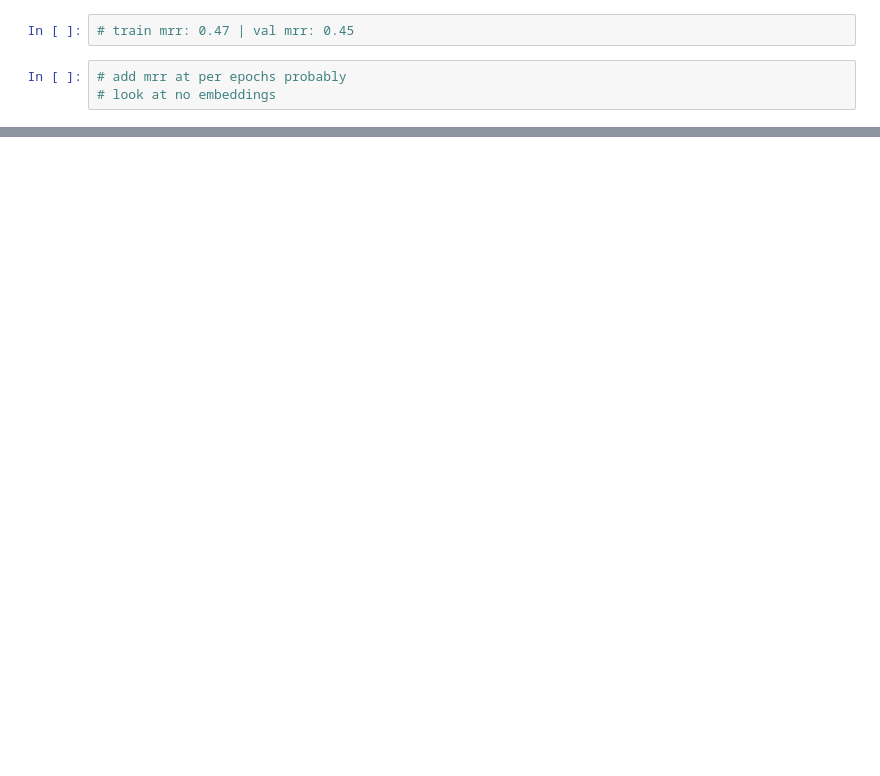
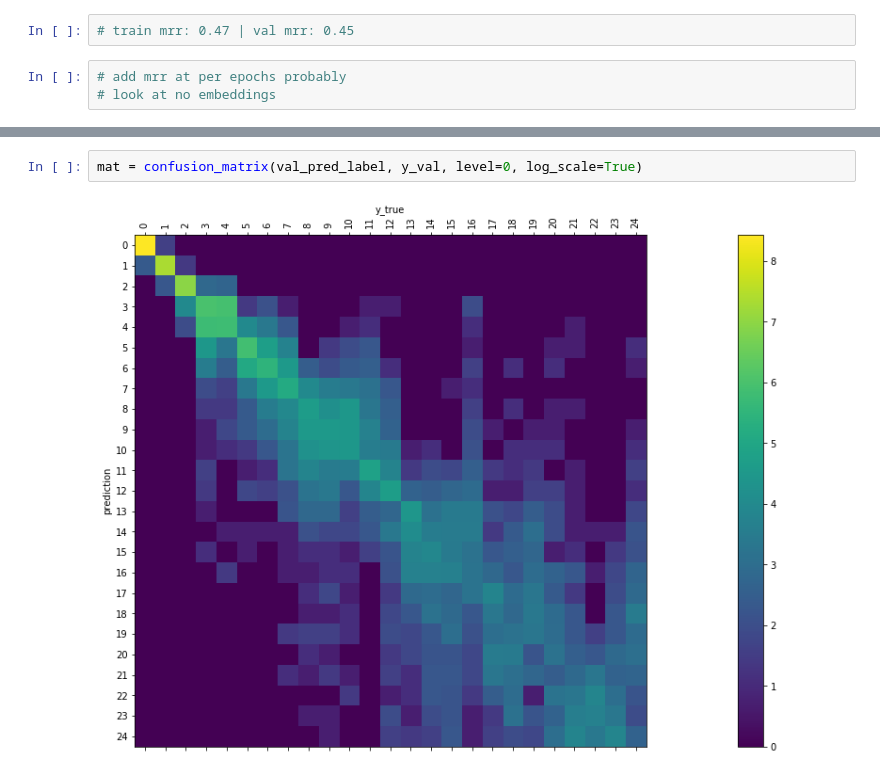
Before and after one commit to samshipengs/naps, a Jupyter notebook: NN-no_embeddings.ipynb, the cells around one changed output, grey strips where cells are left out. Cells and saved outputs as stored; diff of their text form; blank space fills up the shorter version.

```diff
--- a/NN-no_embeddings.ipynb
+++ b/NN-no_embeddings.ipynb
@@ -601,0 +696,4 @@ _ = plt.legend()
+# %%
+mat = confusion_matrix(val_pred_label, y_val, level=0, log_scale=True)
+# %% [output]
+[figure, added]
```
Also changed, not shown: parts of 37 cells of this notebook, 2 other files.
